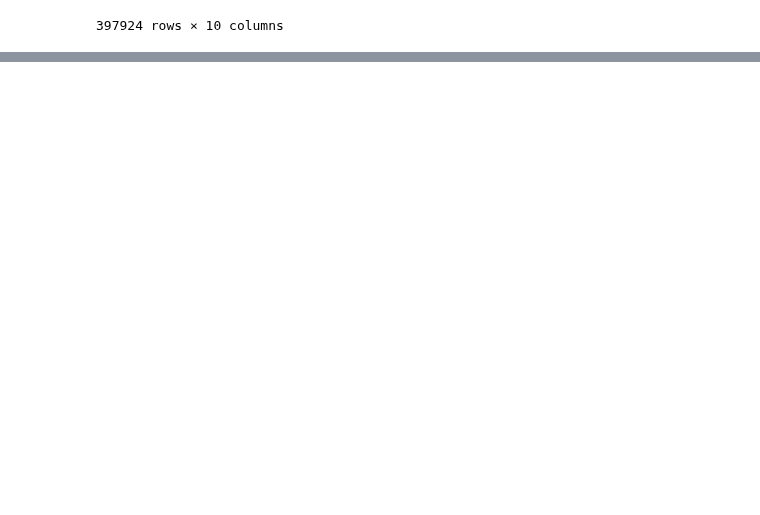
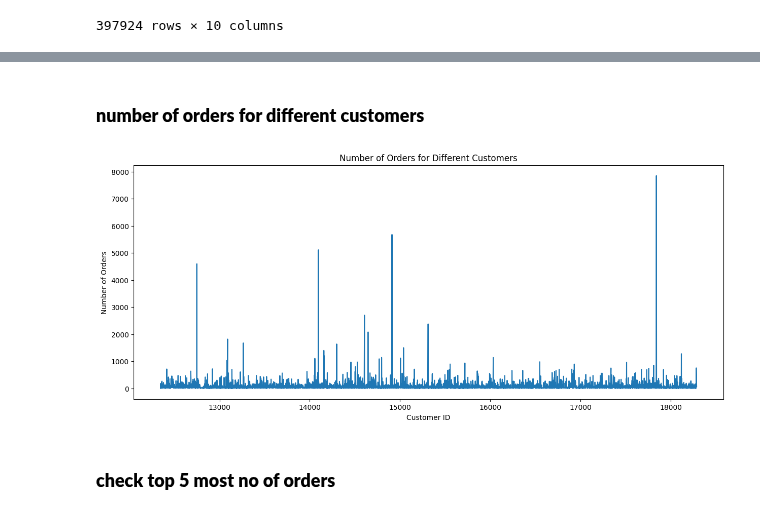
Before and after one commit to ApoorvaReddy17/practice, a Jupyter notebook: Data_Analysis_EDA_.ipynb, the cells around one changed output, grey strips where cells are left out. Saved outputs shown, nothing was run; the diff lists cells and outputs as text; code cells hidden in the pictures; blank space fills up the shorter version.

```diff
--- a/Data_Analysis_EDA_.ipynb
+++ b/Data_Analysis_EDA_.ipynb
@@ -490,3 +490,7 @@ Name: invoice_date, Length: 397924, dtype: int32
 | 541907 | 581587 | 2011-12-09 12:50:00 | 12 | 23255 | childrens cutlery circus parade | 4 | 4.15 | 16.60 | ... |
 | 541908 | 581587 | 2011-12-09 12:50:00 | 12 | 22138 | baking set 9 piece retrospot | 3 | 4.95 | 14.85 | ... |
 397924 rows × 10 columns
+# %%
+# v1 = df_new['invoice_date'].map(lambda col: 100 * (col.year) + col.month)
+v1 = 100 * (year) + month
+df_new.insert(loc = 2, column = 'year_month', value = v1)
@@ -492,0 +520,6 @@ Name: invoice_date, Length: 397924, dtype: int32
+# %%
+v2 = df_new.invoice_date.dt.dayofweek
+v3 = v2 + 1
+df_new.insert(loc = 4, column = 'day', value = v3)
+df_new
+v2.unique(),v2
@@ -492,0 +565,3 @@ Name: invoice_date, Length: 397924, dtype: int32
+# %%
+df_new.insert(loc = 5, column = 'hour', value = df_new.invoice_date.dt.hour)
+df_new.head()
@@ -492,0 +656,3 @@ Name: invoice_date, Length: 397924, dtype: int32
+# %%
+orders = df_new.groupby (by=['cust_id','country'], as_index=False)['invoice_num'].count()
+orders
@@ -492,0 +673,13 @@ Name: invoice_date, Length: 397924, dtype: int32
+# %% [markdown]
+### **number of orders for different customers**
+# %%
+plt.subplots(figsize = (15,6))
+plt.plot(orders.cust_id, orders.invoice_num)
+plt.xlabel('Customer ID')
+plt.ylabel('Number of Orders')
+plt.title('Number of Orders for Different Customers')
+plt.show()
+# %% [output]
+[figure, added]
+# %% [markdown]
+### **check top 5 most no of orders**
```
Also changed, not shown: parts of 21 cells of this notebook.
